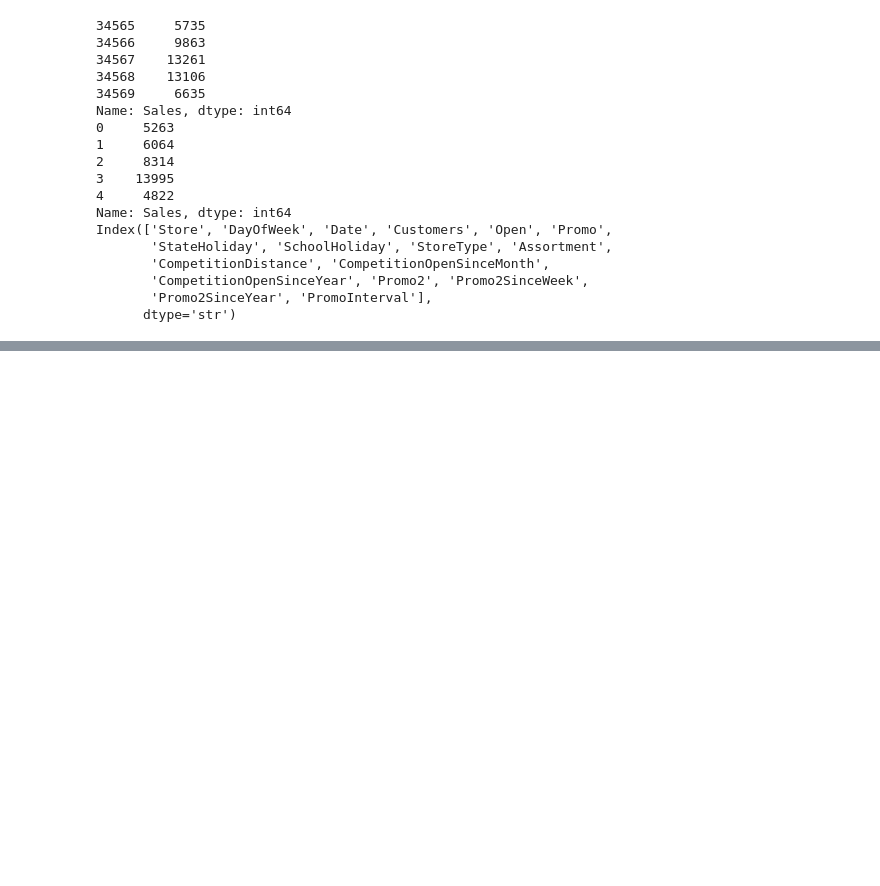
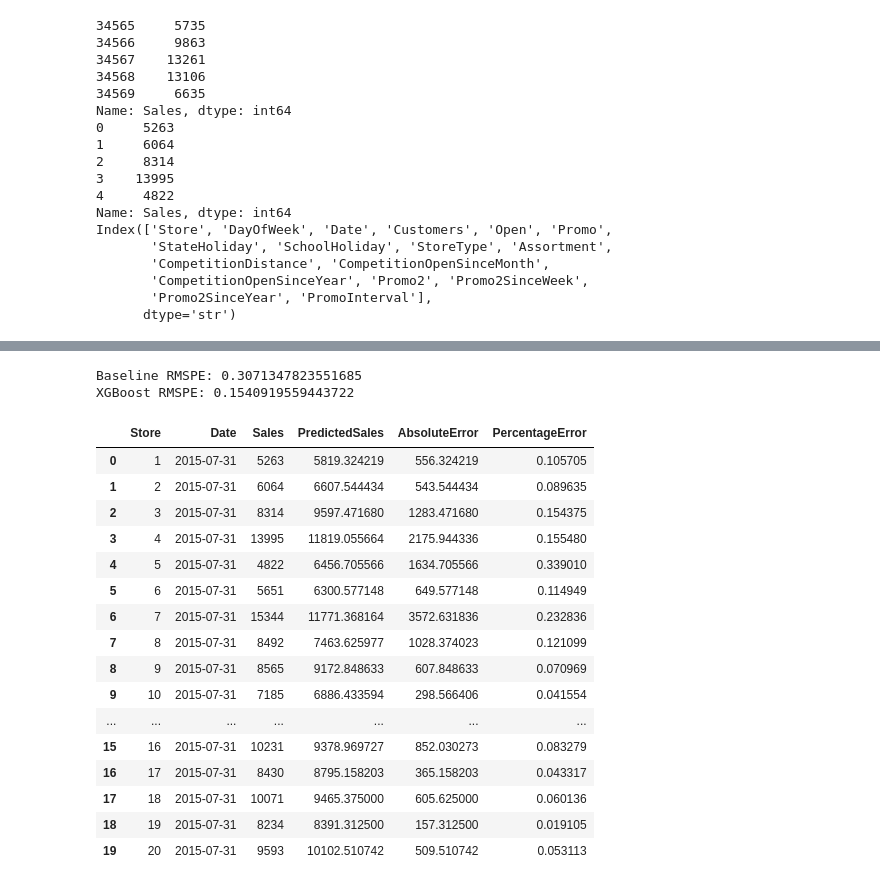
Before and after one commit to wphs3147-uol/RossmannKeggleCompetition, a Jupyter notebook: main_notebook.ipynb, the cells around one changed output, grey strips where cells are left out. Saved outputs shown, nothing was run; the diff lists cells and outputs as text; code cells hidden in the pictures; blank space fills up the shorter version.

```diff
--- a/main_notebook.ipynb
+++ b/main_notebook.ipynb
@@ -85,0 +238,20 @@ def rmspe(y_true, y_pred):
+# %%
+from xgboost import XGBRegressor
+
+open_train_mask = (model_train_fe["Open"] == 1) & (model_train_fe["Sales"] > 0)
+
+X_train_open = X_train_all.loc[open_train_mask].copy()
+y_train_open = np.log1p(y_train_all.loc[open_train_mask])
+
+model = XGBRegressor(
+    n_estimators=700,
+    learning_rate=0.03,
+    max_depth=8,
+    subsample=0.8,
+    colsample_bytree=0.8,
+    objective="reg:squarederror",
+    random_state=42,
+    n_jobs=-1
+)
+
+model.fit(X_train_open, y_train_open)
@@ -85,0 +270,42 @@ def rmspe(y_true, y_pred):
+# %%
+pred_log = model.predict(X_test_all)
+pred_sales = np.expm1(pred_log)
+
+pred_sales = np.where(
+    model_test_without_sales["Open"] == 0,
+    0,
+    pred_sales
+)
+
+xgb_score = rmspe(y_test_true, pred_sales)
+
+print("Baseline RMSPE:", baseline_score)
+print("XGBoost RMSPE:", xgb_score)
+# %% [output]
+Baseline RMSPE: 0.3071347823551685
+XGBoost RMSPE: 0.1540919559443722
+# %%
+results = model_test.copy()
+results["PredictedSales"] = pred_sales
+results["AbsoluteError"] = abs(results["Sales"] - results["PredictedSales"])
+results["PercentageError"] = results["AbsoluteError"] / results["Sales"].replace(0, np.nan)
+
+results[["Store", "Date", "Sales", "PredictedSales", "AbsoluteError", "PercentageError"]].head(20)
+# %% [output]
+|  | Store | Date | Sales | PredictedSales | AbsoluteError | PercentageError |
+| 0 | 1 | 2015-07-31 | 5263 | 5819.324219 | 556.324219 | 0.105705 |
+| 1 | 2 | 2015-07-31 | 6064 | 6607.544434 | 543.544434 | 0.089635 |
+| 2 | 3 | 2015-07-31 | 8314 | 9597.471680 | 1283.471680 | 0.154375 |
+| 3 | 4 | 2015-07-31 | 13995 | 11819.055664 | 2175.944336 | 0.155480 |
+| 4 | 5 | 2015-07-31 | 4822 | 6456.705566 | 1634.705566 | 0.339010 |
+| 5 | 6 | 2015-07-31 | 5651 | 6300.577148 | 649.577148 | 0.114949 |
+| 6 | 7 | 2015-07-31 | 15344 | 11771.368164 | 3572.631836 | 0.232836 |
+| 7 | 8 | 2015-07-31 | 8492 | 7463.625977 | 1028.374023 | 0.121099 |
+| 8 | 9 | 2015-07-31 | 8565 | 9172.848633 | 607.848633 | 0.070969 |
+| 9 | 10 | 2015-07-31 | 7185 | 6886.433594 | 298.566406 | 0.041554 |
+| ... | ... | ... | ... | ... | ... | ... |
+| 15 | 16 | 2015-07-31 | 10231 | 9378.969727 | 852.030273 | 0.083279 |
+| 16 | 17 | 2015-07-31 | 8430 | 8795.158203 | 365.158203 | 0.043317 |
+| 17 | 18 | 2015-07-31 | 10071 | 9465.375000 | 605.625000 | 0.060136 |
+| 18 | 19 | 2015-07-31 | 8234 | 8391.312500 | 157.312500 | 0.019105 |
+| 19 | 20 | 2015-07-31 | 9593 | 10102.510742 | 509.510742 | 0.053113 |
```
Also changed, not shown: parts of 13 cells of this notebook, 9 other files.
